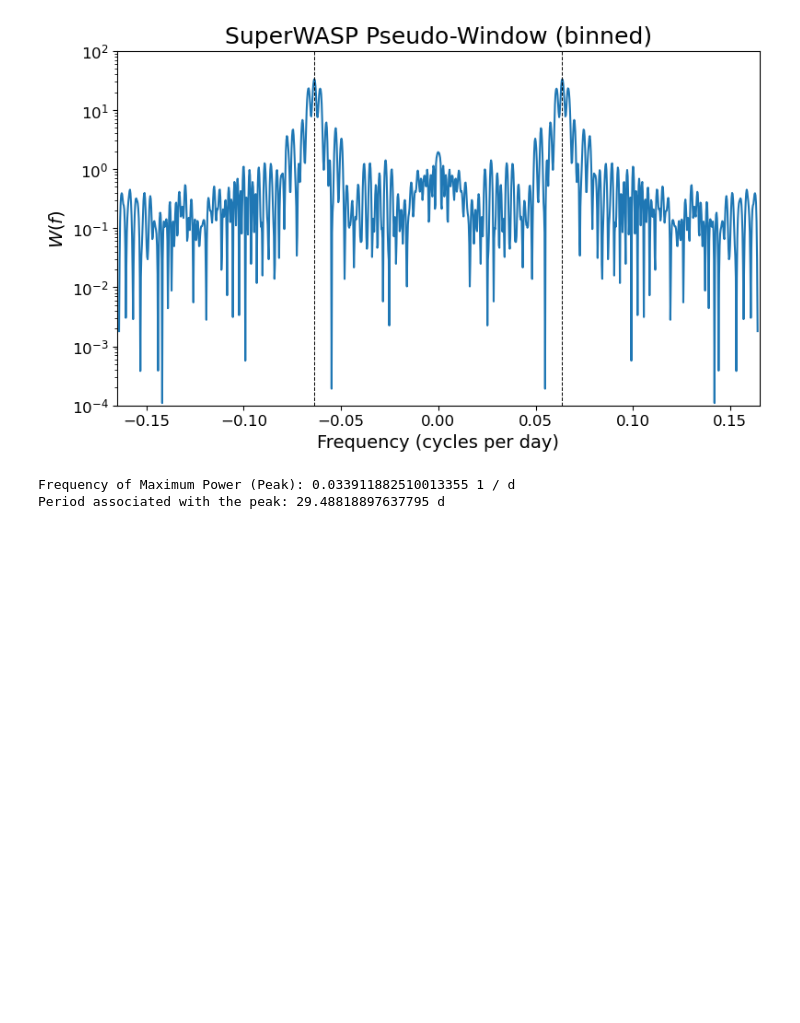
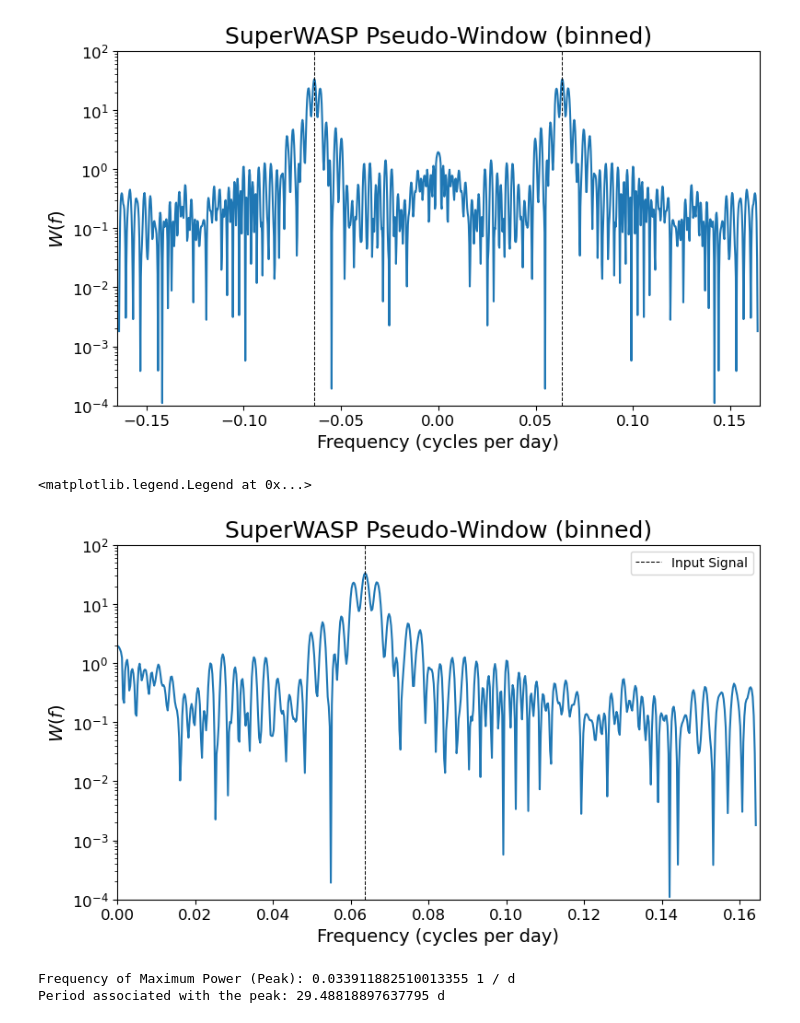
Before and after one commit to afonse15428/GJ-3942, a Jupyter notebook: GJ3942_time_series_analysis_SuperWASP.ipynb, the cells around one changed output. Cells and saved outputs as stored; diff of their text form; code cells hidden in the pictures; blank space fills up the shorter version.

```diff
--- a/GJ3942_time_series_analysis_SuperWASP.ipynb
+++ b/GJ3942_time_series_analysis_SuperWASP.ipynb
@@ -211,6 +238,31 @@ plt.axvline(-(1/rp), linestyle='--', linewidth=0.75, color='black') # negative r
 <matplotlib.lines.Line2D at 0x...>
 [figure]
 [figure]
+# %%
+#Positive frequencies pseudo-window plot
+
+# Pseudo-Window for binned Lightcurve
+plt.figure(figsize=(9, 5))
+plt.title("SuperWASP Pseudo-Window (binned)", fontsize=title_font)
+plt.ylabel(r"$W(f)$", fontsize=label_font)
+plt.xlabel(r"Frequency (cycles per day)", fontsize=label_font)
+plt.tick_params(axis='both', which='major', labelsize=tick_font)
+freq, specwin = LombScargle(bin_time - bin_time[0], np.sin(2*np.pi*(bin_time-bin_time[0])/rp), center_data = False, fit_mean = False, normalization = 'psd').autopower(nyquist_factor=2)
+
+# Selecting only positive frequencies
+positive_freq = freq[freq > 0]
+positive_specwin = specwin[freq > 0]
+
+plt.semilogy(positive_freq, positive_specwin)
+plt.xlim(0, positive_xlim)
+plt.ylim(1e-4, 1e2)
+#make these lines a dotted-line for the harmonics
+plt.axvline(1/rp, linestyle='--', linewidth=0.75, color='black', label='Input Signal') # positive rotation period vline
+#plt.axvline(-(1/rp), linestyle='--', linewidth=0.75, color='black') # negative rotaiton period vline
+plt.legend()
+# %% [output]
+<matplotlib.legend.Legend at 0x...>
+[figure, added]
 # %%
 # Maximum frequency and period
 frequency_peak = lightcurve_periodogram.frequency_at_max_power
```
Also changed, not shown: parts of 10 cells of this notebook, 2 other files.
